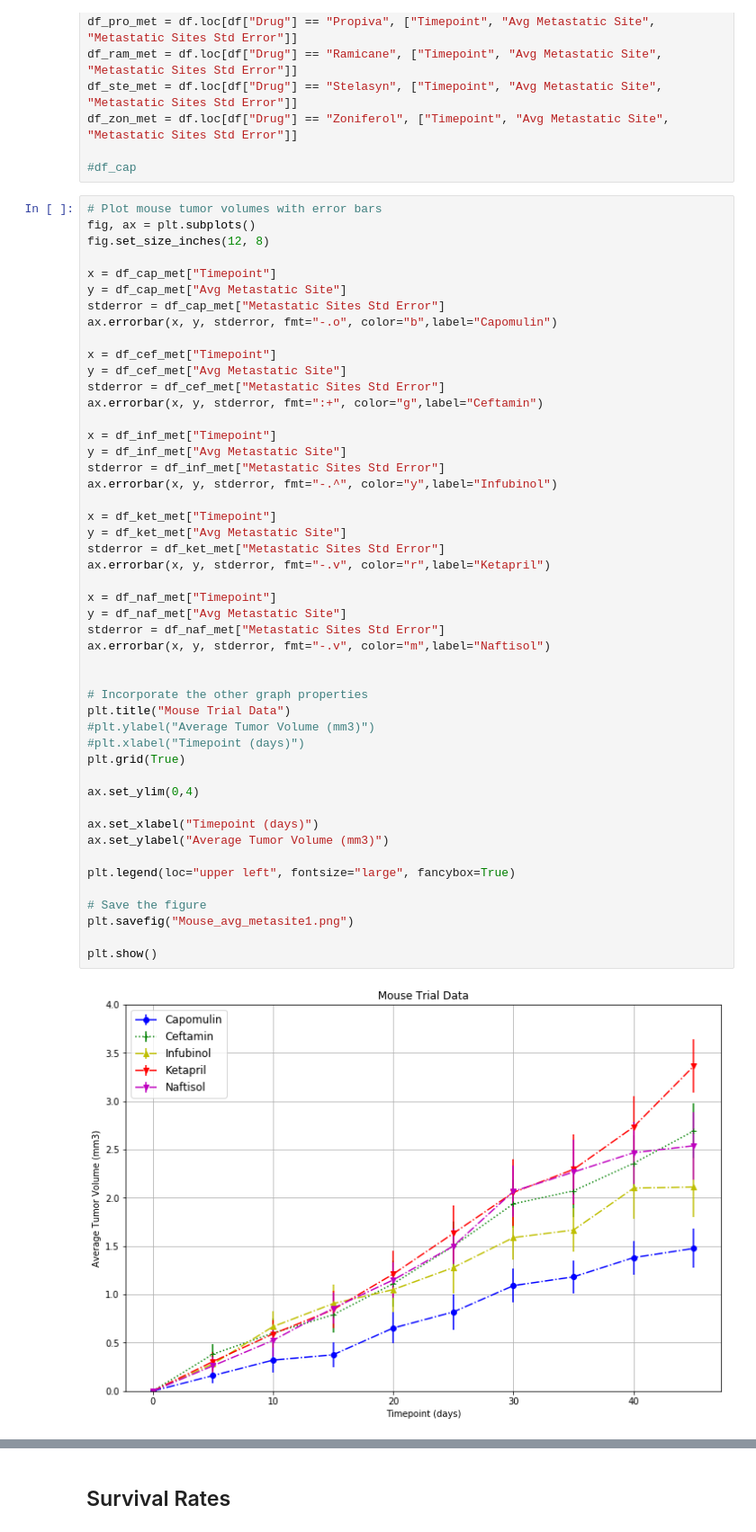
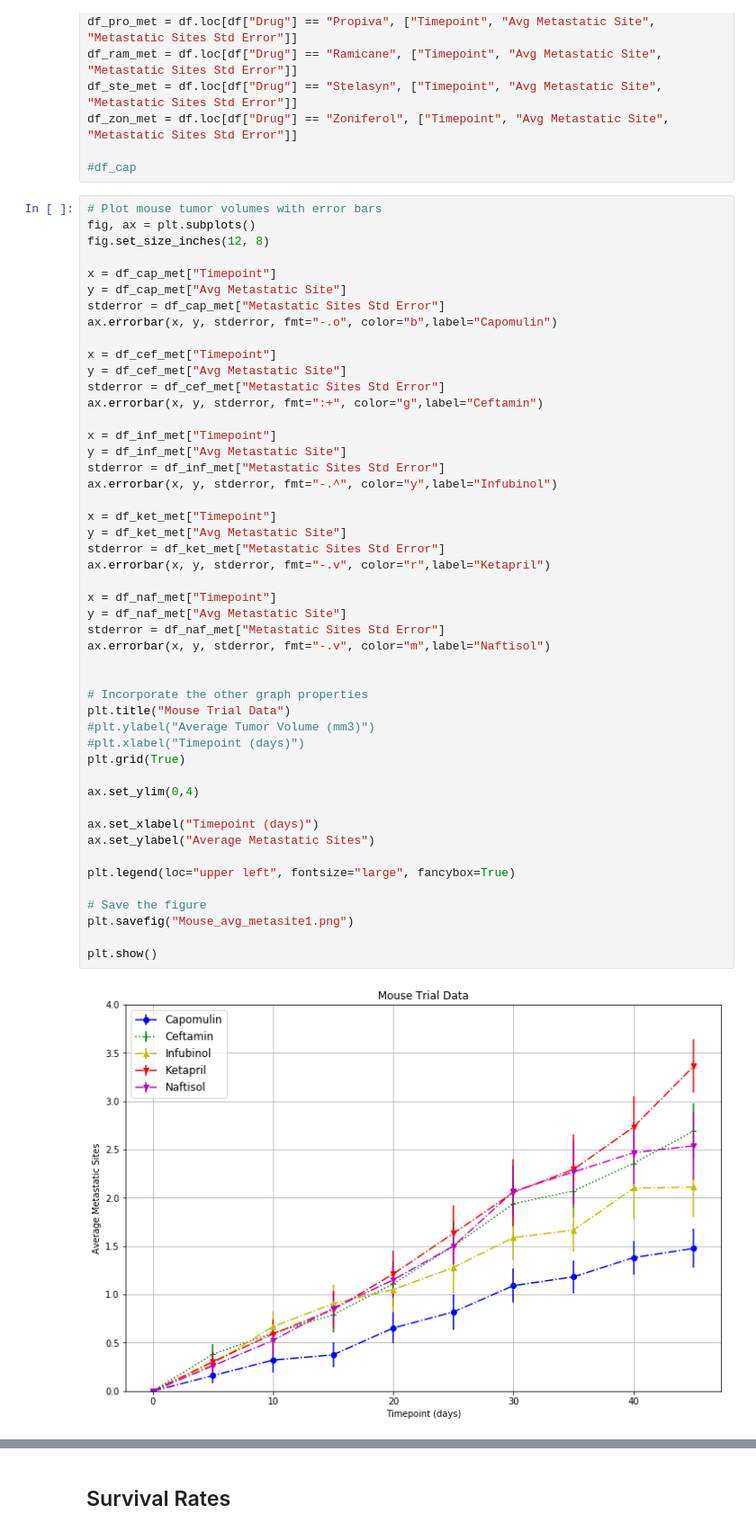
Before and after one commit to gwathen2019/matplotlib-challenge, a Jupyter notebook: Pymaceuticals/matplotlib-pymaceuticals-final.ipynb, the cells around one changed output, grey strips where cells are left out. Shown at 90% size. Cells and saved outputs as stored; diff of their text form.

```diff
--- a/Pymaceuticals/matplotlib-pymaceuticals-final.ipynb
+++ b/Pymaceuticals/matplotlib-pymaceuticals-final.ipynb
@@ -398,35 +398,35 @@ stderror = df_inf_met["Metastatic Sites Std Error"]
 ax.errorbar(x, y, stderror, fmt="-.^", color="y",label="Infubinol")
 
 x = df_ket_met["Timepoint"]
 y = df_ket_met["Avg Metastatic Site"]
 stderror = df_ket_met["Metastatic Sites Std Error"]
 ax.errorbar(x, y, stderror, fmt="-.v", color="r",label="Ketapril")
 
 x = df_naf_met["Timepoint"]
 y = df_naf_met["Avg Metastatic Site"]
 stderror = df_naf_met["Metastatic Sites Std Error"]
 ax.errorbar(x, y, stderror, fmt="-.v", color="m",label="Naftisol")
 
 
 # Incorporate the other graph properties
 plt.title("Mouse Trial Data")
 #plt.ylabel("Average Tumor Volume (mm3)")
 #plt.xlabel("Timepoint (days)")
 plt.grid(True)
 
 ax.set_ylim(0,4)
 
 ax.set_xlabel("Timepoint (days)")
-ax.set_ylabel("Average Tumor Volume (mm3)")
+ax.set_ylabel("Average Metastatic Sites")
 
 plt.legend(loc="upper left", fontsize="large", fancybox=True)
 
 # Save the figure
 plt.savefig("Mouse_avg_metasite1.png")
 
 plt.show()
 # %% [output]
-[figure, old version]
+[figure, new version]
 # %%
 # Plot mouse tumor volumes with error bars
 fig, ax = plt.subplots()
```
Also changed, not shown: parts of 2 cells of this notebook, 2 other files.
